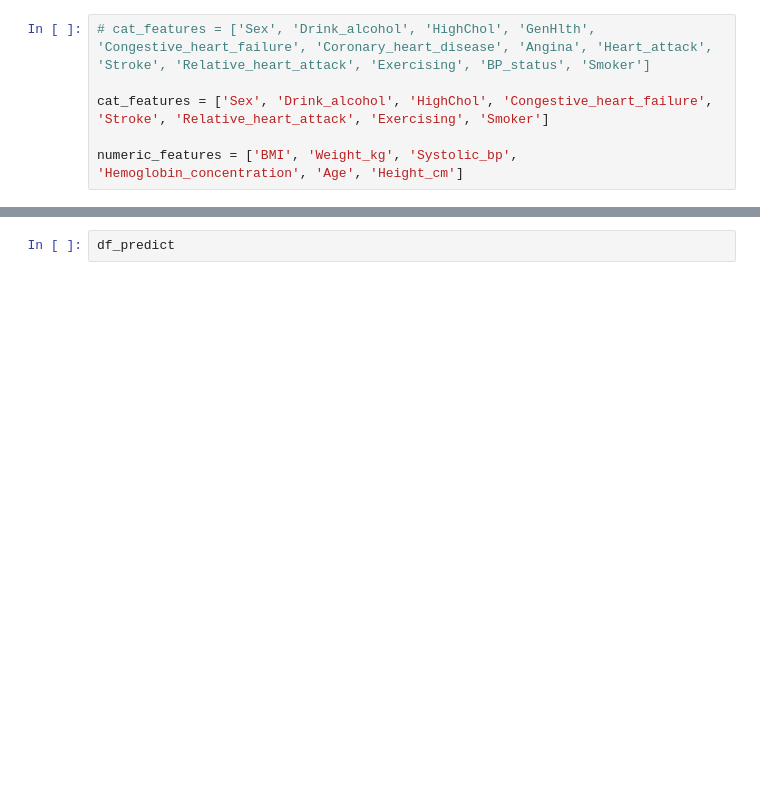
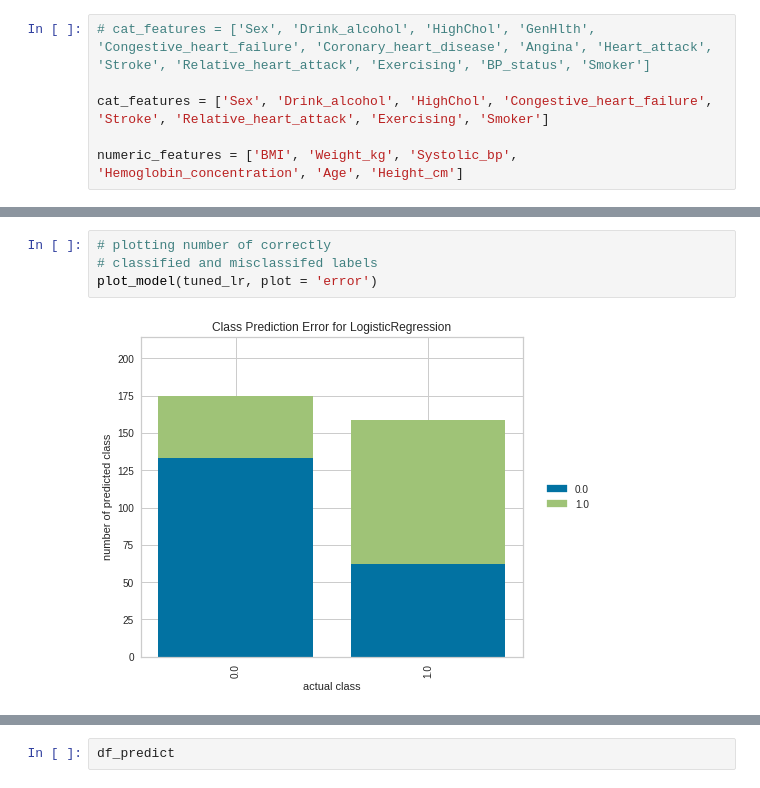
Before and after one commit to giu-ferreira-cientista/streamlit-ranking-plot, a Jupyter notebook: notebooks/ML_hipertensao.ipynb, the cells around one changed output, grey strips where cells are left out. Saved outputs shown, nothing was run; the diff lists cells and outputs as text; blank space fills up the shorter version.

```diff
--- a/notebooks/ML_hipertensao.ipynb
+++ b/notebooks/ML_hipertensao.ipynb
@@ -348,0 +356,6 @@ tuned_lr = tune_model(model
+# %%
+# plotting number of correctly
+# classified and misclassifed labels
+plot_model(tuned_lr, plot = 'error')
+# %% [output]
+[figure, added]
```
Also changed, not shown: parts of 15 cells of this notebook, 2 other files.
